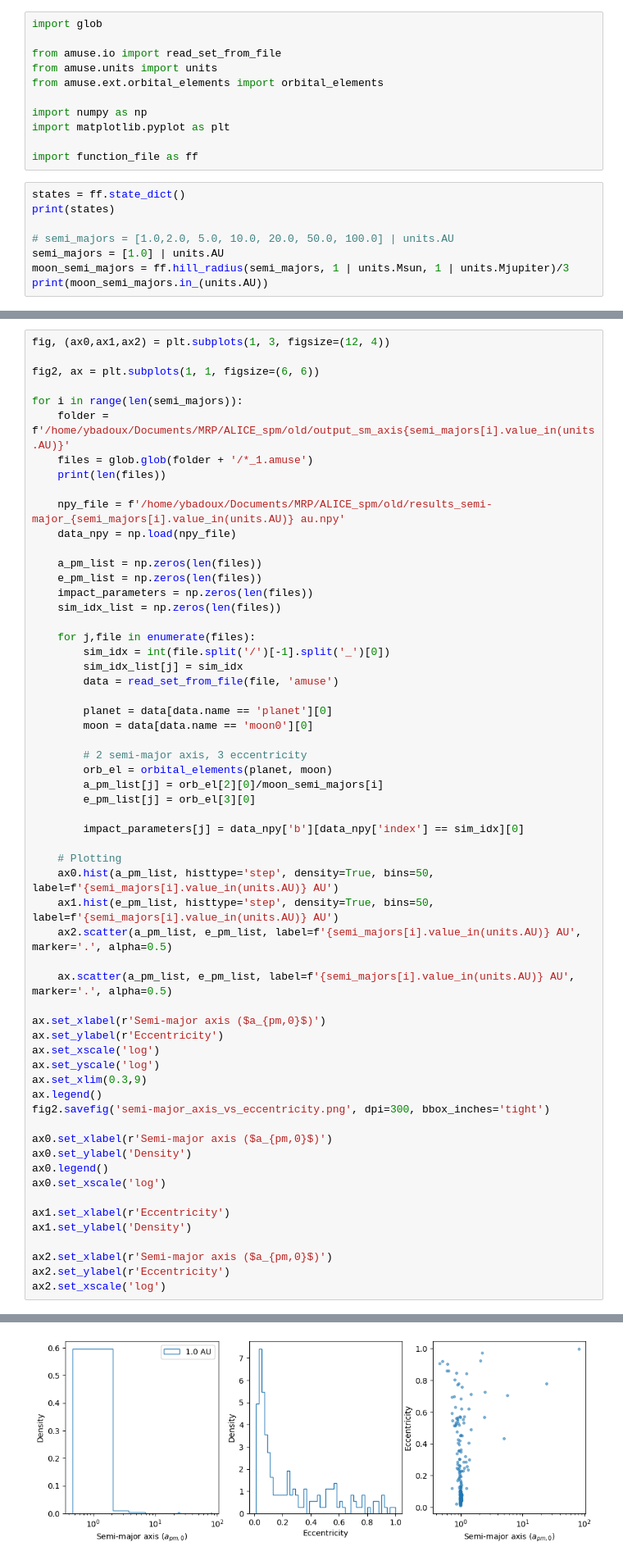
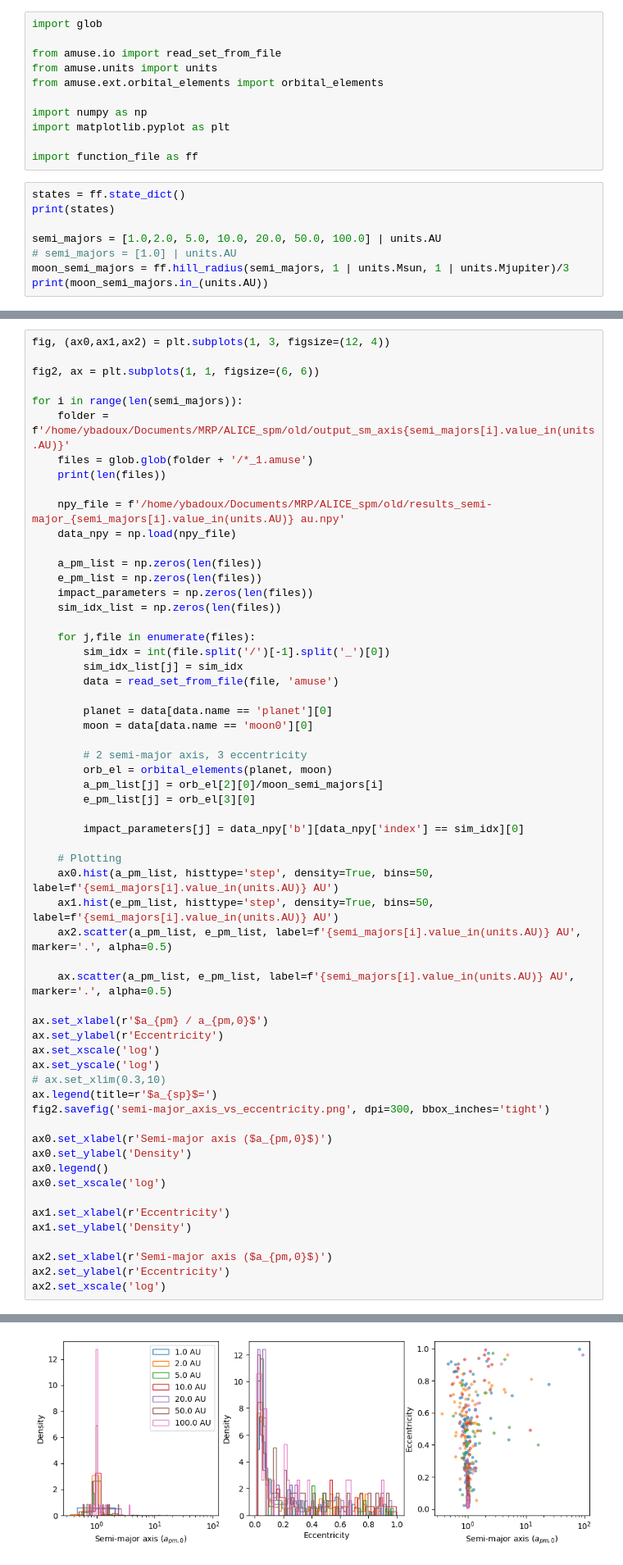
Before and after one commit to YannickBadoux/MRP, a Jupyter notebook: final_state_analysis.ipynb, the cells around one changed output, grey strips where cells are left out. Shown: that part at 82% size. Saved outputs shown, nothing was run; the diff lists cells and outputs as text.

```diff
--- a/final_state_analysis.ipynb
+++ b/final_state_analysis.ipynb
@@ -13,8 +13,8 @@ import function_file as ff
 states = ff.state_dict()
 print(states)
 
-# semi_majors = [1.0,2.0, 5.0, 10.0, 20.0, 50.0, 100.0] | units.AU
-semi_majors = [1.0] | units.AU
+semi_majors = [1.0,2.0, 5.0, 10.0, 20.0, 50.0, 100.0] | units.AU
+# semi_majors = [1.0] | units.AU
 moon_semi_majors = ff.hill_radius(semi_majors, 1 | units.Msun, 1 | units.Mjupiter)/3
 print(moon_semi_majors.in_(units.AU))
 # %% [output]
@@ -60,12 +60,12 @@ for i in range(len(semi_majors)):
 
     ax.scatter(a_pm_list, e_pm_list, label=f'{semi_majors[i].value_in(units.AU)} AU', marker='.', alpha=0.5)
 
-ax.set_xlabel(r'Semi-major axis ($a_{pm,0}$)')
+ax.set_xlabel(r'$a_{pm} / a_{pm,0}$')
 ax.set_ylabel(r'Eccentricity')
 ax.set_xscale('log')
 ax.set_yscale('log')
-ax.set_xlim(0.3,9)
-ax.legend()
+# ax.set_xlim(0.3,10)
+ax.legend(title=r'$a_{sp}$=')
 fig2.savefig('semi-major_axis_vs_eccentricity.png', dpi=300, bbox_inches='tight')
 
 ax0.set_xlabel(r'Semi-major axis ($a_{pm,0}$)')
@@ -84 +90 @@ ax2.set_xscale('log')
-[figure, old version]
+[figure, new version]
```
Also changed, not shown: parts of 6 cells of this notebook, 2 other files.
